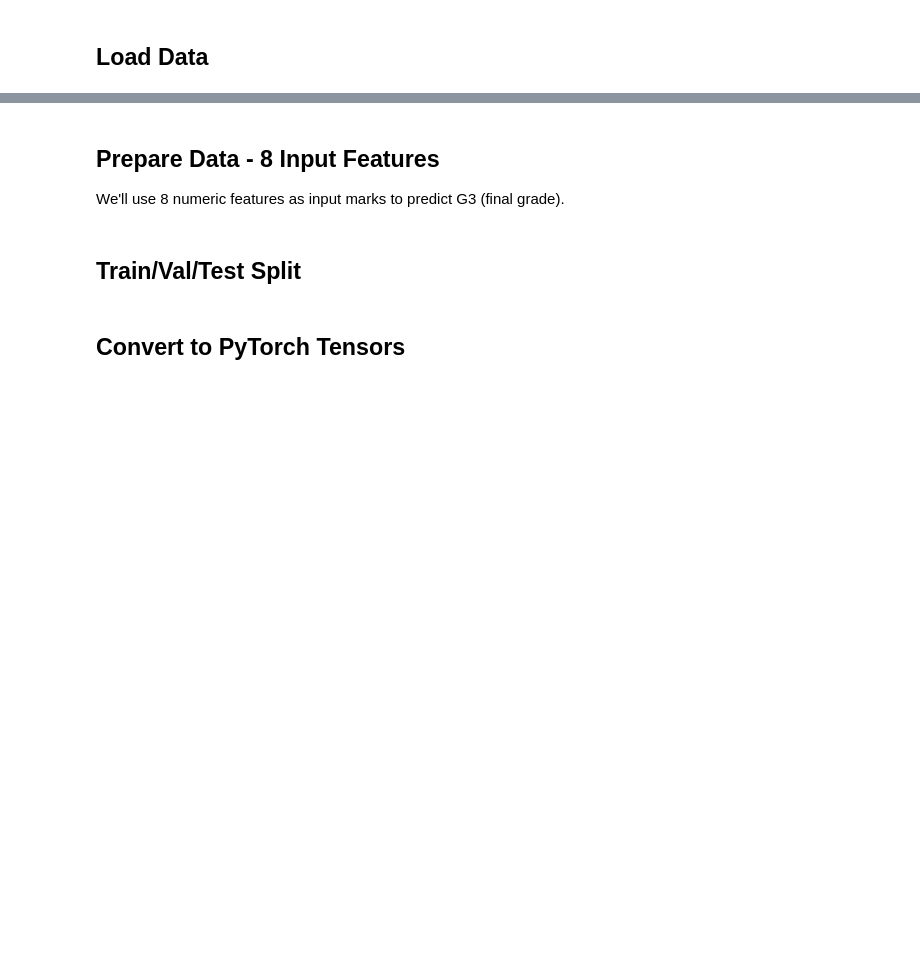
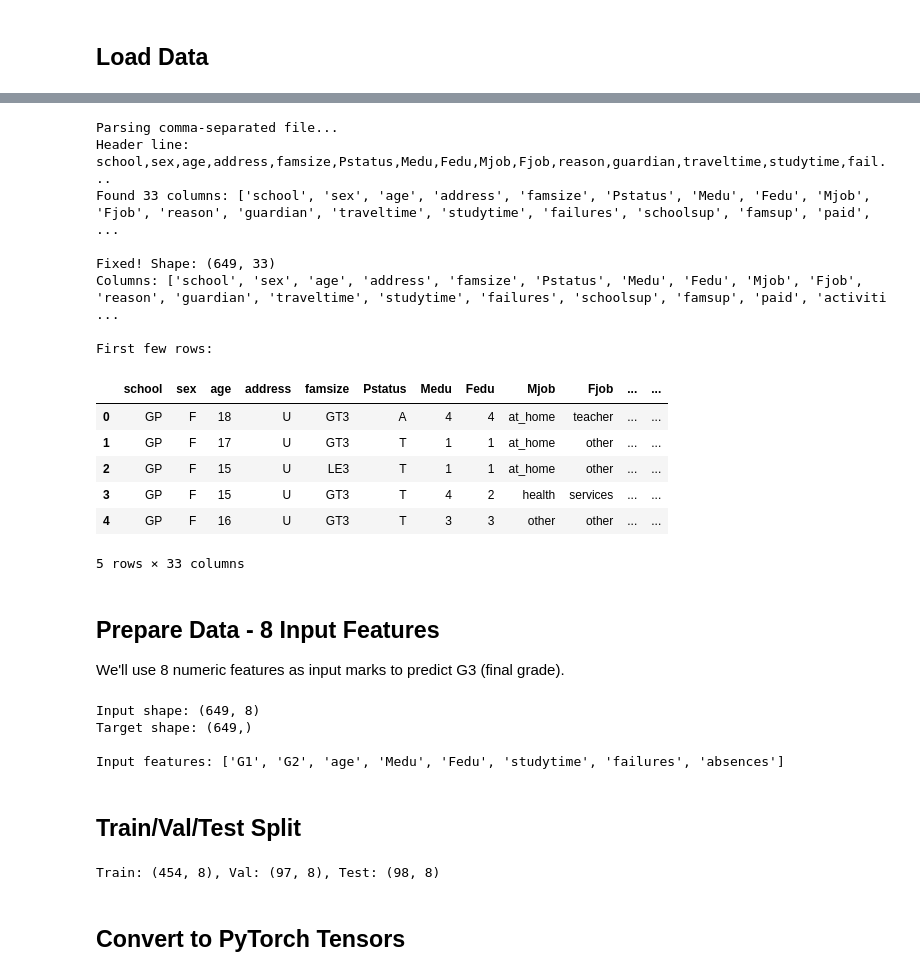
Before and after one commit to manusiele/student_score_prediction, a Jupyter notebook: student_score_prediction.ipynb, the cells around one changed output, grey strips where cells are left out. Cells and saved outputs as stored; diff of their text form; code cells hidden in the pictures; blank space fills up the shorter version.

```diff
--- a/student_score_prediction.ipynb
+++ b/student_score_prediction.ipynb
@@ -112,3 +130,59 @@ else:
+# %%
+print("Parsing comma-separated file...")
+
+# Read as text file
+with open(mat_file, 'r', encoding='utf-8') as f:
+    lines = f.readlines()
+
+# Parse header - split by comma
+header_line = lines[0].strip()
+print(f"Header line: {header_line[:100]}...")
+
+# Split by comma (the actual separator)
+header = header_line.split(',')
+print(f"Found {len(header)} columns: {header}")
+
+# Parse data rows
+data = []
+for line in lines[1:]:
+    # Split by comma and handle quoted values
+    import csv
+    from io import StringIO
+    reader = csv.reader(StringIO(line), delimiter=',', quotechar='"')
+    row = next(reader)
+    data.append(row)
+
+# Create dataframe
+df = pd.DataFrame(data, columns=header)
+
+# Convert numeric columns
+numeric_cols = ['age', 'Medu', 'Fedu', 'traveltime', 'studytime', 'failures',
+                'famrel', 'freetime', 'goout', 'Dalc', 'Walc', 'health', 'absences',
+                'G1', 'G2', 'G3']
+for col in numeric_cols:
+    if col in df.columns:
+        df[col] = pd.to_numeric(df[col], errors='coerce')
+
+print(f"\nFixed! Shape: {df.shape}")
+print(f"Columns: {list(df.columns)}")
+print(f"\nFirst few rows:")
+df.head()
+# %% [output]
+Parsing comma-separated file...
+Header line: school,sex,age,address,famsize,Pstatus,Medu,Fedu,Mjob,Fjob,reason,guardian,traveltime,studytime,fail...
+Found 33 columns: ['school', 'sex', 'age', 'address', 'famsize', 'Pstatus', 'Medu', 'Fedu', 'Mjob', 'Fjob', 'reason', 'guardian', 'traveltime', 'studytime', 'failures', 'schoolsup', 'famsup', 'paid',  ...
+
+Fixed! Shape: (649, 33)
+Columns: ['school', 'sex', 'age', 'address', 'famsize', 'Pstatus', 'Medu', 'Fedu', 'Mjob', 'Fjob', 'reason', 'guardian', 'traveltime', 'studytime', 'failures', 'schoolsup', 'famsup', 'paid', 'activiti ...
+
+First few rows:
+|  | school | sex | age | address | famsize | Pstatus | Medu | Fedu | Mjob | Fjob | ... | ... |
+| 0 | GP | F | 18 | U | GT3 | A | 4 | 4 | at_home | teacher | ... | ... |
+| 1 | GP | F | 17 | U | GT3 | T | 1 | 1 | at_home | other | ... | ... |
+| 2 | GP | F | 15 | U | LE3 | T | 1 | 1 | at_home | other | ... | ... |
+| 3 | GP | F | 15 | U | GT3 | T | 4 | 2 | health | services | ... | ... |
+| 4 | GP | F | 16 | U | GT3 | T | 3 | 3 | other | other | ... | ... |
+5 rows × 33 columns
 # %% [markdown]
 ## Prepare Data - 8 Input Features
 
@@ -124,6 +198,11 @@ y = df[TARGET].values.astype(np.float32)
 print(f'Input shape: {X.shape}')
 print(f'Target shape: {y.shape}')
 print(f'\nInput features: {INPUT_FEATURES}')
+# %% [output]
+Input shape: (649, 8)
+Target shape: (649,)
+
+Input features: ['G1', 'G2', 'age', 'Medu', 'Fedu', 'studytime', 'failures', 'absences']
 # %% [markdown]
 ## Train/Val/Test Split
 # %%
@@ -138,6 +217,8 @@ X_val = scaler.transform(X_val)
 X_test = scaler.transform(X_test)
 
 print(f'Train: {X_train.shape}, Val: {X_val.shape}, Test: {X_test.shape}')
+# %% [output]
+Train: (454, 8), Val: (97, 8), Test: (98, 8)
 # %% [markdown]
 ## Convert to PyTorch Tensors
 # %%
```
Also changed, not shown: parts of 12 cells of this notebook.
